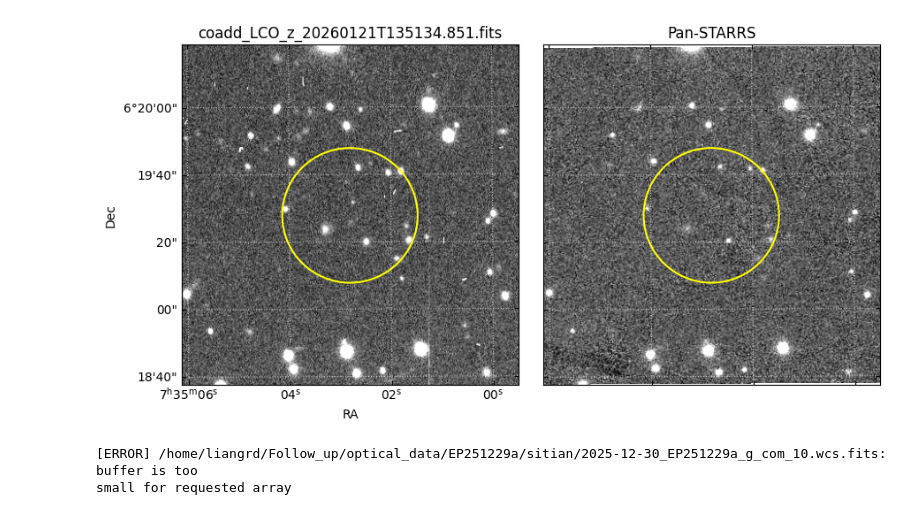
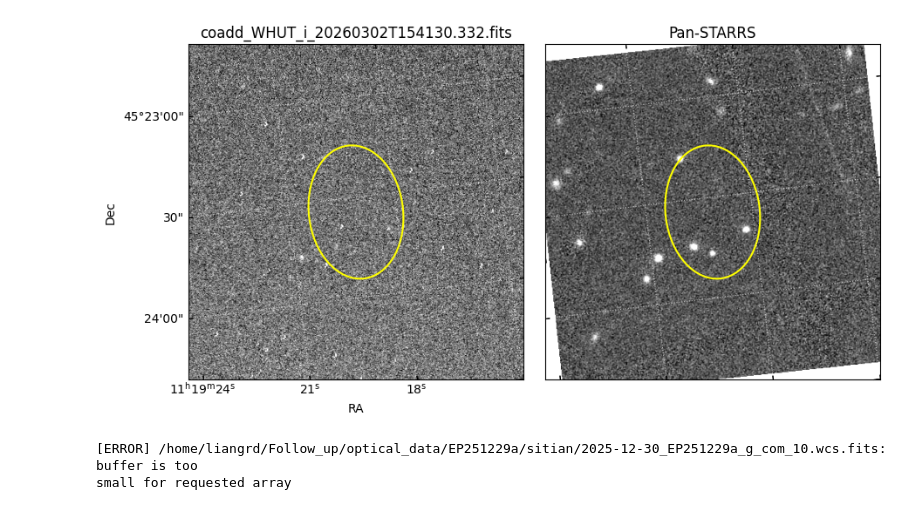
Before and after one commit to LAujust/Follow_up, a Jupyter notebook: code/Show.ipynb, the cells around one changed output. Saved outputs shown, nothing was run; the diff lists cells and outputs as text; code cells hidden in the pictures.

```diff
--- a/code/Show.ipynb
+++ b/code/Show.ipynb
@@ -1,17 +1,17 @@
 # %%
 import warnings
 warnings.filterwarnings('ignore')
 from astropy.io import fits
 import astropy.units as u
 import matplotlib.pyplot as plt
 from utils import fits_plot, show_shift
-ps_band = 'z'
+ps_band = 'i'
 
-fdir = '/home/liangrd/optical_data/EP260116a/pipeline/LCO/coadd_LCO_z_20260121T135134.851.fits'
+fdir = '/home/liangrd/optical_data/EP260210a/pipeline/WHUT/coadd_WHUT_i_20260302T154130.332.fits'
 
 fig = fits_plot(fdir,size=100,show_ps=True,ps_filter=ps_band)
 # %% [output]
-[figure, old version]
+[figure, new version]
 # %%
 show_shift(root='/home/liangrd/Follow_up/optical_data',save_dir='/home/liangrd/Follow_up/results')
 # %% [output]
```
Also changed, not shown: 25 other files.
